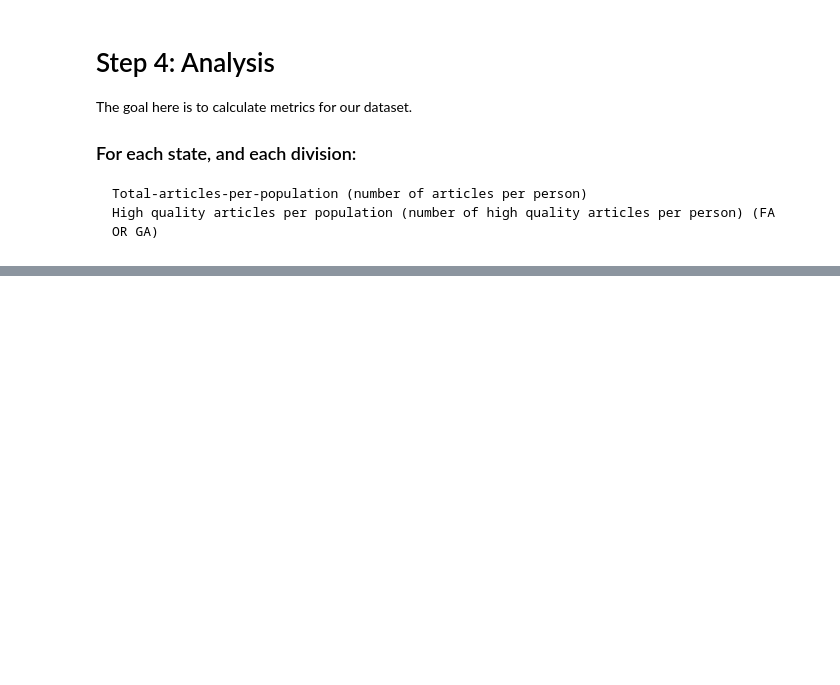
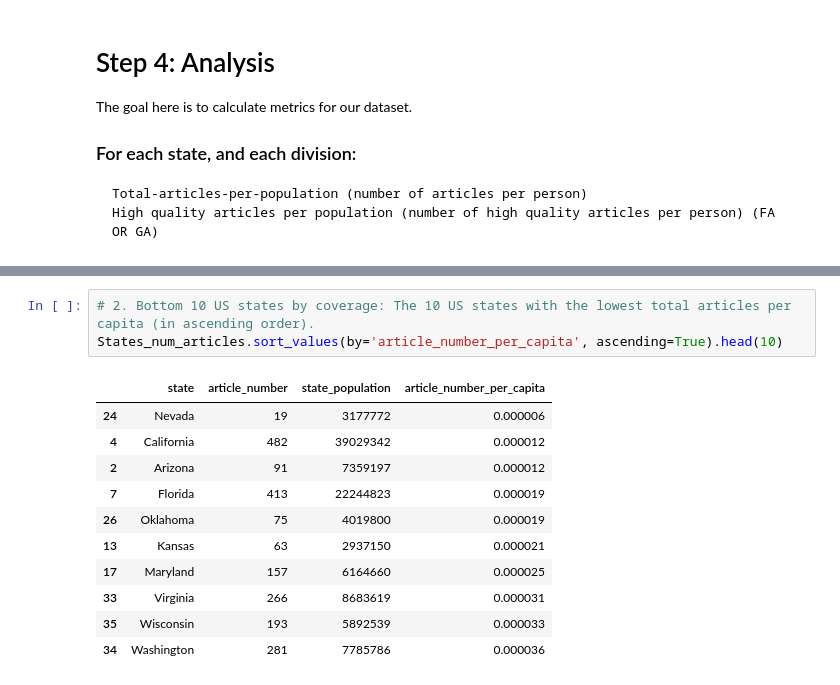
Before and after one commit to ZachBowyer/data-512-homework_2, a Jupyter notebook: src/Analysis.ipynb, the cells around one changed output, grey strips where cells are left out. Saved outputs shown, nothing was run; the diff lists cells and outputs as text; blank space fills up the shorter version.

```diff
--- a/src/Analysis.ipynb
+++ b/src/Analysis.ipynb
@@ -426,0 +535,15 @@ Census divisions by high quality coverage: Rank ordered list of US census divisi
+# %%
+# 2. Bottom 10 US states by coverage: The 10 US states with the lowest total articles per capita (in ascending order).
+States_num_articles.sort_values(by='article_number_per_capita', ascending=True).head(10)
+# %% [output]
+|  | state | article_number | state_population | article_number_per_capita |
+| 24 | Nevada | 19 | 3177772 | 0.000006 |
+| 4 | California | 482 | 39029342 | 0.000012 |
+| 2 | Arizona | 91 | 7359197 | 0.000012 |
+| 7 | Florida | 413 | 22244823 | 0.000019 |
+| 26 | Oklahoma | 75 | 4019800 | 0.000019 |
+| 13 | Kansas | 63 | 2937150 | 0.000021 |
+| 17 | Maryland | 157 | 6164660 | 0.000025 |
+| 33 | Virginia | 266 | 8683619 | 0.000031 |
+| 35 | Wisconsin | 193 | 5892539 | 0.000033 |
+| 34 | Washington | 281 | 7785786 | 0.000036 |
```
Also changed, not shown: parts of 11 cells of this notebook, 2 other files.
